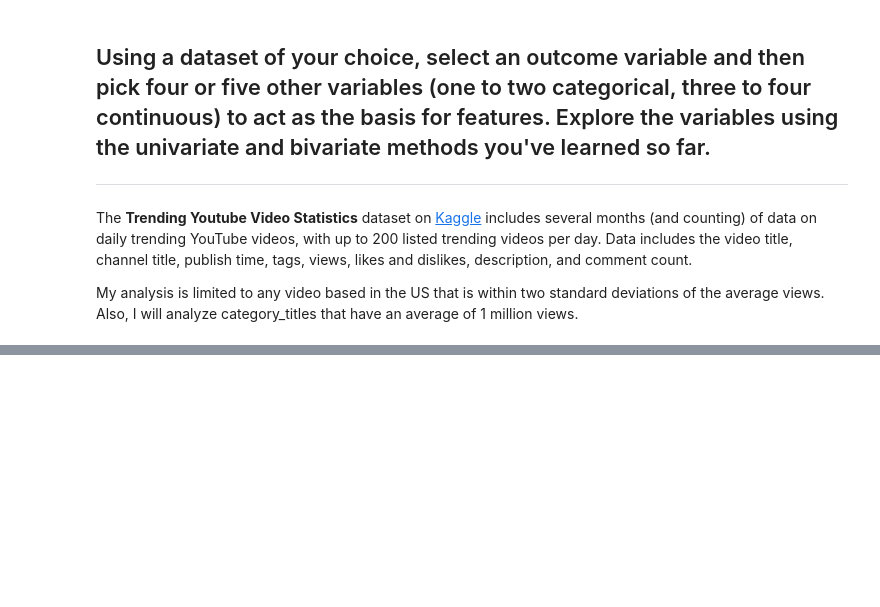
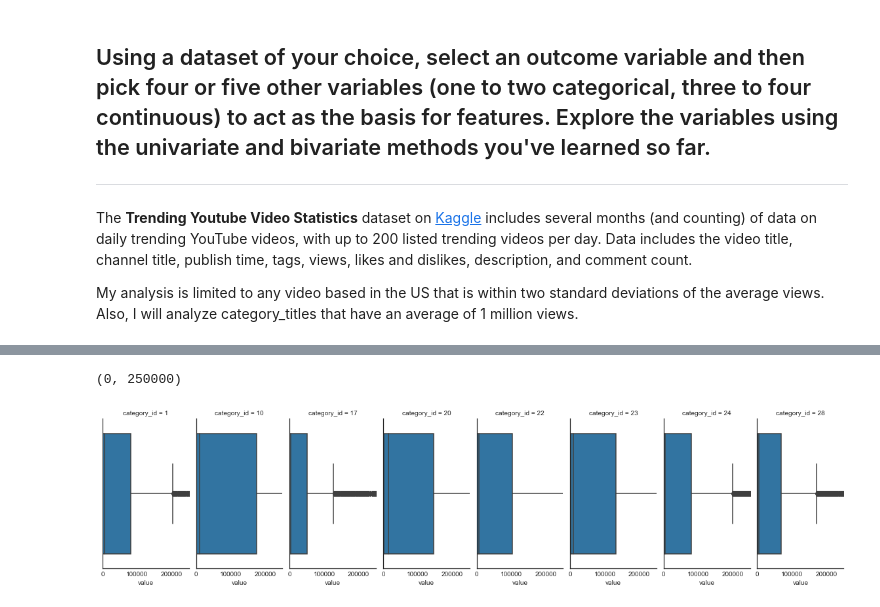
Before and after one commit to WealthCreating/Thinkful__Data-Science, a Jupyter notebook: 2 Supervised learning/Challenges/1 Prepare a dataset for modeling.ipynb, the cells around one changed output, grey strips where cells are left out. Drawn from its saved outputs; the diff is of its cells as text; code cells hidden in the pictures; blank space fills up the shorter version.

```diff
--- a/2 Supervised learning/Challenges/1 Prepare a dataset for modeling.ipynb
+++ b/2 Supervised learning/Challenges/1 Prepare a dataset for modeling.ipynb
@@ -48,0 +57,13 @@ df = df.loc[df['category_id'].isin(title_list)]
+# %%
+df_box = df
+df_box = pd.melt(df_box, id_vars=['category_id'])
+
+g = sns.FacetGrid(df_box, col='category_id', size=4, aspect=.5)
+g = g.map(sns.boxplot, 'value')
+
+axes = g.axes
+axes[0,0].set_xlim(0,250000)
+# How do I organize this vertically?
+# %% [output]
+(0, 250000)
+[figure, added]
```
Also changed, not shown: parts of 4 cells of this notebook.
